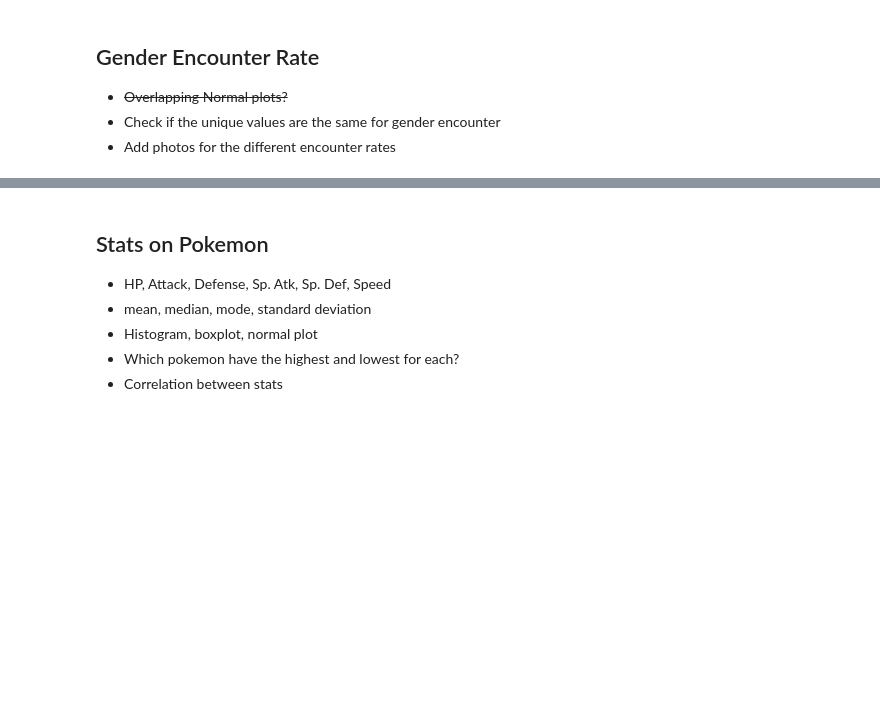
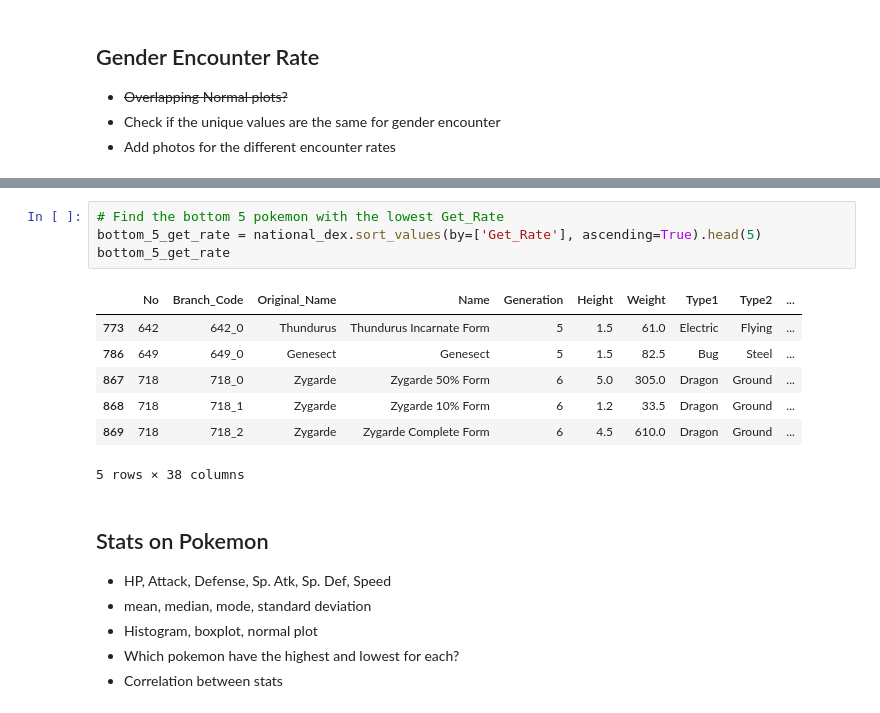
Before and after one commit to sarsteg/pokemon-index-analysis, a Jupyter notebook: analysis.ipynb, the cells around one changed output, grey strips where cells are left out. Drawn from its saved outputs; the diff is of its cells as text; blank space fills up the shorter version.

```diff
--- a/analysis.ipynb
+++ b/analysis.ipynb
@@ -188,3 +212,15 @@ dtype: int64
+# %%
+# Find the bottom 5 pokemon with the lowest Get_Rate
+bottom_5_get_rate = national_dex.sort_values(by=['Get_Rate'], ascending=True).head(5)
+bottom_5_get_rate
+# %% [output]
+|  | No | Branch_Code | Original_Name | Name | Generation | Height | Weight | Type1 | Type2 | ... |
+| 773 | 642 | 642_0 | Thundurus | Thundurus Incarnate Form | 5 | 1.5 | 61.0 | Electric | Flying | ... |
+| 786 | 649 | 649_0 | Genesect | Genesect | 5 | 1.5 | 82.5 | Bug | Steel | ... |
+| 867 | 718 | 718_0 | Zygarde | Zygarde 50% Form | 6 | 5.0 | 305.0 | Dragon | Ground | ... |
+| 868 | 718 | 718_1 | Zygarde | Zygarde 10% Form | 6 | 1.2 | 33.5 | Dragon | Ground | ... |
+| 869 | 718 | 718_2 | Zygarde | Zygarde Complete Form | 6 | 4.5 | 610.0 | Dragon | Ground | ... |
+5 rows × 38 columns
 # %% [markdown]
 ## Stats on Pokemon
 * HP, Attack, Defense, Sp. Atk, Sp. Def, Speed
```
Also changed, not shown: parts of 5 cells of this notebook.
